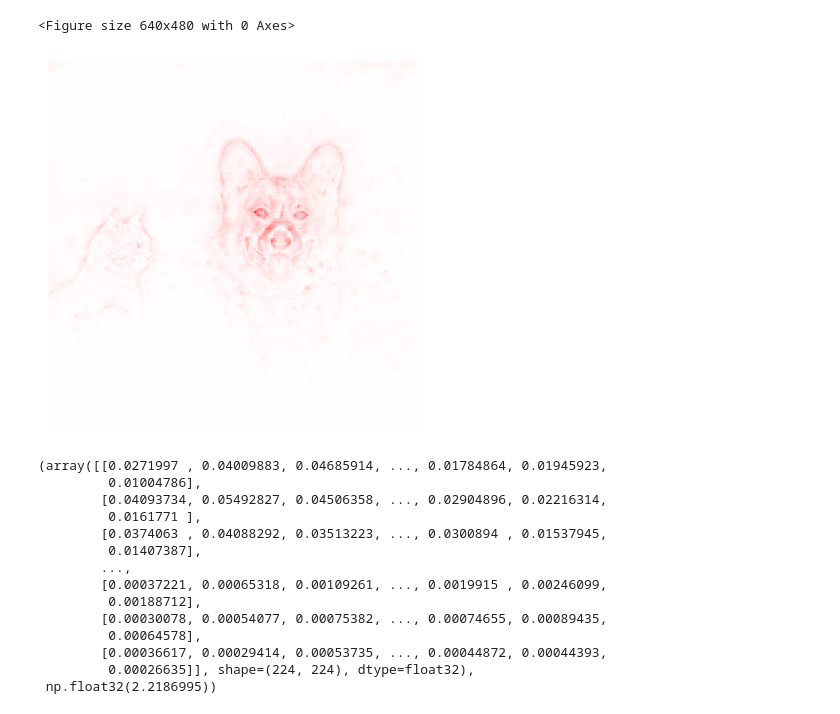
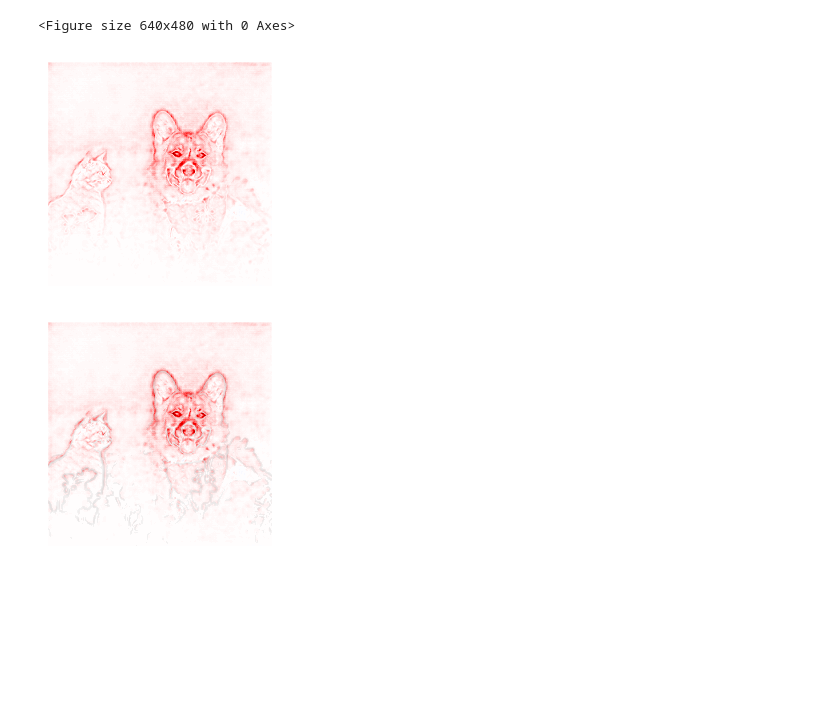
Before and after one commit to erfanhatefi/LeXplaiNet, a Jupyter notebook: tutorials/tutorial_1_explain_resnet_implicit_lrp.ipynb, the cells around one changed output. Cells and saved outputs as stored; diff of their text form; code cells hidden in the pictures; blank space fills up the shorter version.

```diff
--- a/tutorials/tutorial_1_explain_resnet_implicit_lrp.ipynb
+++ b/tutorials/tutorial_1_explain_resnet_implicit_lrp.ipynb
@@ -73,34 +117,27 @@ show_image(image_tensor, transform=inference_transform)
 Image Tensor Shape: torch.Size([1, 3, 224, 224])
 [figure]
 <Figure size 640x480 with 0 Axes>
+# %%
+image_tensor.requires_grad = True
+
+output = forward_pass(model, image_tensor, gradient_required=True)
+predicted_class = output.argmax(dim=1).item()
+
+gradient_output = make_gradient_output(output, predicted_class)
+output.backward(gradient_output)
+
+relevance = image_tensor.grad.detach().cpu() * image_tensor.detach().cpu()
+lrp_normalized_relevance = (relevance / torch.max(torch.abs(relevance))).sum(dim=1)
+plot_heatmap(lrp_normalized_relevance, save=True, save_path="resnet18_lrp_heatmap_dog_1.png")
+# %% [output]
+[figure, added]
 # %%
-image_tensor.requires_grad = True
-
-output = forward_pass(model, image_tensor, gradient_required=True)
-predicted_class = output.argmax(dim=1).item()
-
-gradient_output = make_gradient_output(output, predicted_class)
-output.backward(gradient_output)
-
-relevance = image_tensor.grad.detach().cpu() * image_tensor.detach().cpu()
-lrp_normalized_relevance = (relevance / torch.max(torch.abs(relevance))).sum(dim=1)
-plot_heatmap(lrp_normalized_relevance)
+plot_heatmap(
+    lrp_normalized_relevance,
+    image=image_tensor,
+    edge_overlay=True,
+)
 # %% [output]
-[figure, old version]
+[figure, new version]
 # %%
-heatmapplot_heatmap(lrp_normalized_relevance, show=False)
+heatmap, clim = plot_heatmap(lrp_normalized_relevance, show=False)
-# %% [output]
-(array([[0.0271997 , 0.04009883, 0.04685914, ..., 0.01784864, 0.01945923,
-         0.01004786],
-        [0.04093734, 0.05492827, 0.04506358, ..., 0.02904896, 0.02216314,
-         0.0161771 ],
-        [0.0374063 , 0.04088292, 0.03513223, ..., 0.0300894 , 0.01537945,
-         0.01407387],
-        ...,
-        [0.00037221, 0.00065318, 0.00109261, ..., 0.0019915 , 0.00246099,
-         0.00188712],
-        [0.00030078, 0.00054077, 0.00075382, ..., 0.00074655, 0.00089435,
-         0.00064578],
-        [0.00036617, 0.00029414, 0.00053735, ..., 0.00044872, 0.00044393,
-         0.00026635]], shape=(224, 224), dtype=float32),
- np.float32(2.2186995))
```
Also changed, not shown: parts of 7 cells of this notebook, 3 other files.
